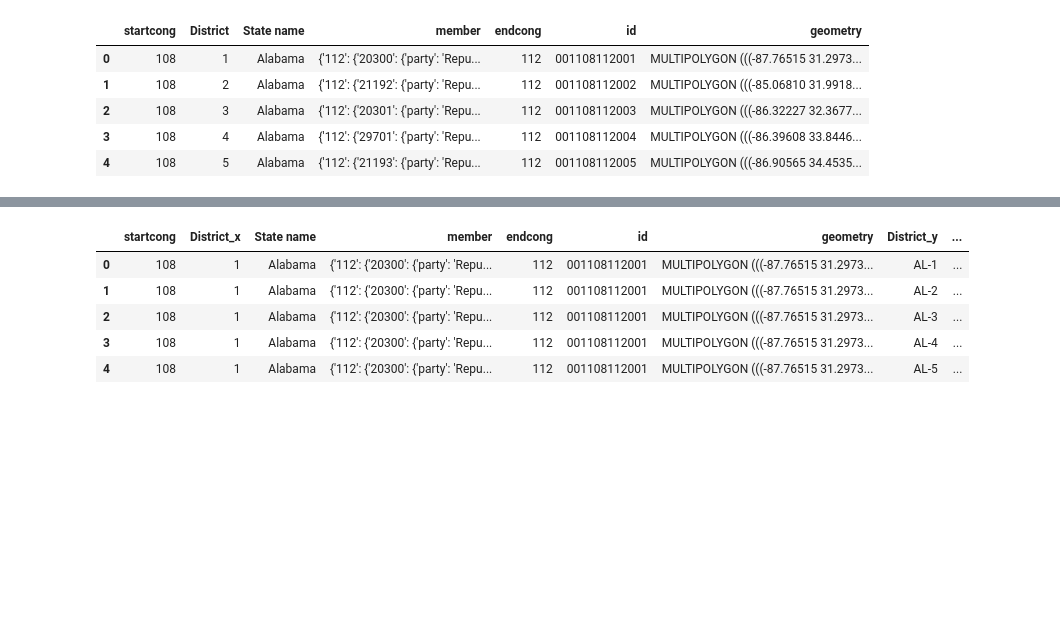
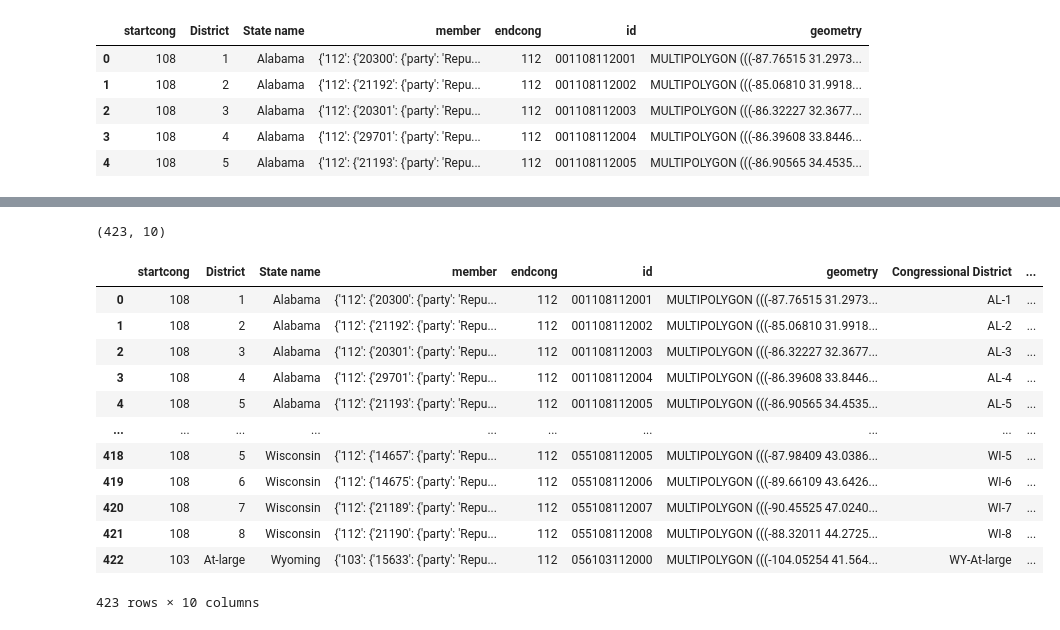
Before and after one commit to tthoang/Reading-Between-the-Gerrymandered-Lines, a Jupyter notebook: notebooks/demographics_eda.ipynb, the cells around one changed output, grey strips where cells are left out. Drawn from its saved outputs; the diff is of its cells as text; code cells hidden in the pictures; blank space fills up the shorter version.

```diff
--- a/notebooks/demographics_eda.ipynb
+++ b/notebooks/demographics_eda.ipynb
@@ -1611,5 +1574,6 @@ clean_districts.head()
 | 3 | 108 | 4 | Alabama | {'112': {'29701': {'party': 'Repu... | 112 | 001108112004 | MULTIPOLYGON (((-86.39608 33.8446... |
 | 4 | 108 | 5 | Alabama | {'112': {'21193': {'party': 'Repu... | 112 | 001108112005 | MULTIPOLYGON (((-86.90565 34.4535... |
 # %%
-map_districts = pd.merge(clean_districts, race_desc, on = ['State name', '')
+#map_districts = pd.merge(clean_districts, race_desc, on = ['District', 'State name'])
+new_df = pd.merge(A_df, B_df,  how='left', left_on=['A_c1','c2'], right_on = ['B_c1','c2'])
 #figure out how to merge on two columns
@@ -1616,12 +1589,23 @@ map_districts = pd.merge(clean_districts, race_desc, on = ['State name', '')
+# %%
+map_districts.shape
+# %% [output]
+(423, 10)
 # %%
-map_districts.head()
+map_districts
 # %% [output]
-|  | startcong | District_x | State name | member | endcong | id | geometry | District_y | ... |
+|  | startcong | District | State name | member | endcong | id | geometry | Congressional District | ... |
 | 0 | 108 | 1 | Alabama | {'112': {'20300': {'party': 'Repu... | 112 | 001108112001 | MULTIPOLYGON (((-87.76515 31.2973... | AL-1 | ... |
-| 1 | 108 | 1 | Alabama | {'112': {'20300': {'party': 'Repu... | 112 | 001108112001 | MULTIPOLYGON (((-87.76515 31.2973... | AL-2 | ... |
-| 2 | 108 | 1 | Alabama | {'112': {'20300': {'party': 'Repu... | 112 | 001108112001 | MULTIPOLYGON (((-87.76515 31.2973... | AL-3 | ... |
-| 3 | 108 | 1 | Alabama | {'112': {'20300': {'party': 'Repu... | 112 | 001108112001 | MULTIPOLYGON (((-87.76515 31.2973... | AL-4 | ... |
-| 4 | 108 | 1 | Alabama | {'112': {'20300': {'party': 'Repu... | 112 | 001108112001 | MULTIPOLYGON (((-87.76515 31.2973... | AL-5 | ... |
+| 1 | 108 | 2 | Alabama | {'112': {'21192': {'party': 'Repu... | 112 | 001108112002 | MULTIPOLYGON (((-85.06810 31.9918... | AL-2 | ... |
+| 2 | 108 | 3 | Alabama | {'112': {'20301': {'party': 'Repu... | 112 | 001108112003 | MULTIPOLYGON (((-86.32227 32.3677... | AL-3 | ... |
+| 3 | 108 | 4 | Alabama | {'112': {'29701': {'party': 'Repu... | 112 | 001108112004 | MULTIPOLYGON (((-86.39608 33.8446... | AL-4 | ... |
+| 4 | 108 | 5 | Alabama | {'112': {'21193': {'party': 'Repu... | 112 | 001108112005 | MULTIPOLYGON (((-86.90565 34.4535... | AL-5 | ... |
+| ... | ... | ... | ... | ... | ... | ... | ... | ... | ... |
+| 418 | 108 | 5 | Wisconsin | {'112': {'14657': {'party': 'Repu... | 112 | 055108112005 | MULTIPOLYGON (((-87.98409 43.0386... | WI-5 | ... |
+| 419 | 108 | 6 | Wisconsin | {'112': {'14675': {'party': 'Repu... | 112 | 055108112006 | MULTIPOLYGON (((-89.66109 43.6426... | WI-6 | ... |
+| 420 | 108 | 7 | Wisconsin | {'112': {'21189': {'party': 'Repu... | 112 | 055108112007 | MULTIPOLYGON (((-90.45525 47.0240... | WI-7 | ... |
+| 421 | 108 | 8 | Wisconsin | {'112': {'21190': {'party': 'Repu... | 112 | 055108112008 | MULTIPOLYGON (((-88.32011 44.2725... | WI-8 | ... |
+| 422 | 103 | At-large | Wyoming | {'103': {'15633': {'party': 'Repu... | 112 | 056103112000 | MULTIPOLYGON (((-104.05254 41.564... | WY-At-large | ... |
+423 rows × 10 columns
 # %%
 type(clean_districts)
 # %%
```
Also changed, not shown: parts of 5 cells of this notebook.
